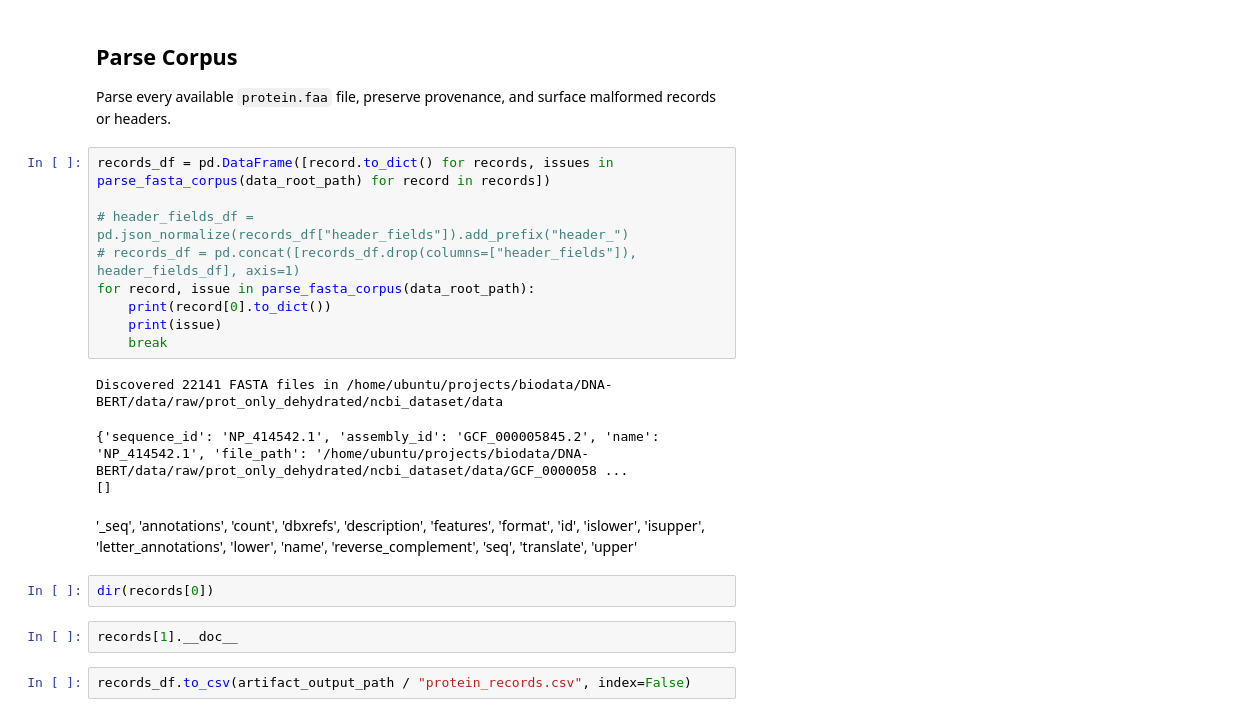
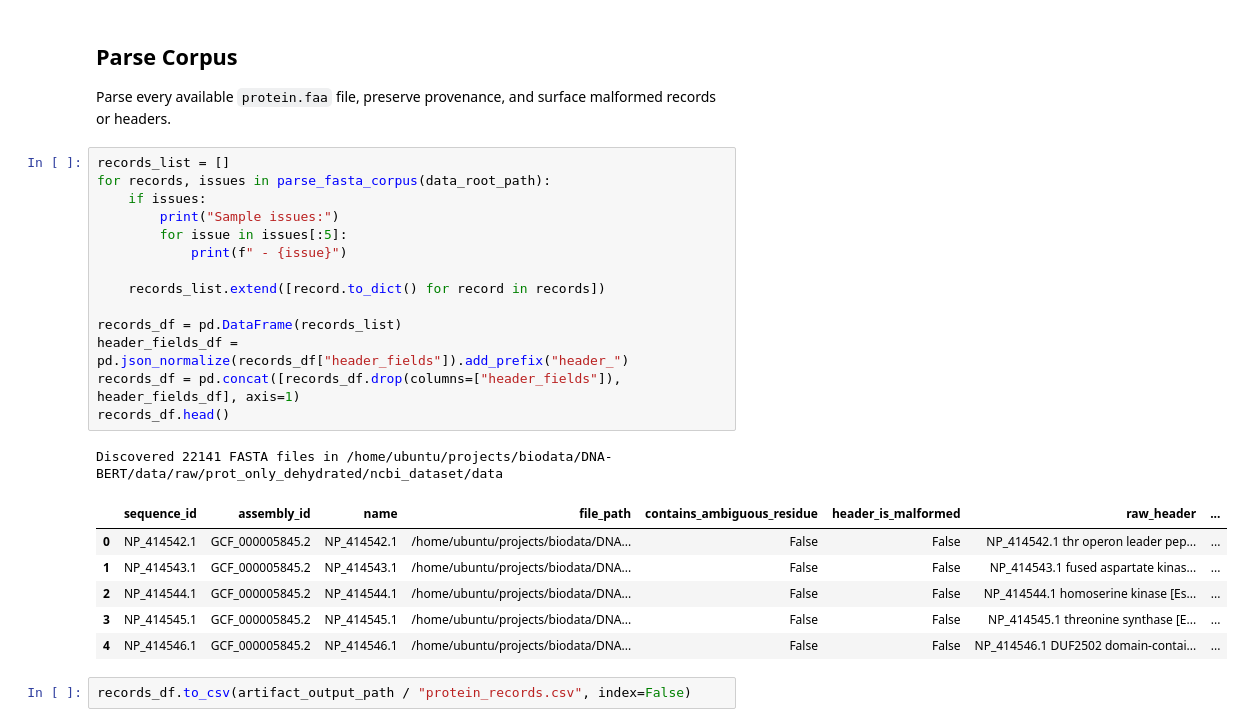
Before and after one commit to jayanta-banik/DNA-BERT, a Jupyter notebook: EDA.ipynb, the cells around one changed output. Drawn from its saved outputs; the diff is of its cells as text.

```diff
--- a/EDA.ipynb
+++ b/EDA.ipynb
@@ -97,23 +91,26 @@ display(pd.DataFrame([run_config]).T)
 
 Parse every available `protein.faa` file, preserve provenance, and surface malformed records or headers.
 # %%
-records_df = pd.DataFrame([record.to_dict() for records, issues in parse_fasta_corpus(data_root_path) for record in records])
+records_list = []
+for records, issues in parse_fasta_corpus(data_root_path):
+    if issues:
+        print("Sample issues:")
+        for issue in issues[:5]:
+            print(f" - {issue}")
 
-# header_fields_df = pd.json_normalize(records_df["header_fields"]).add_prefix("header_")
-# records_df = pd.concat([records_df.drop(columns=["header_fields"]), header_fields_df], axis=1)
-for record, issue in parse_fasta_corpus(data_root_path):
-    print(record[0].to_dict())
-    print(issue)
-    break
+    records_list.extend([record.to_dict() for record in records])
+
+records_df = pd.DataFrame(records_list)
+header_fields_df = pd.json_normalize(records_df["header_fields"]).add_prefix("header_")
+records_df = pd.concat([records_df.drop(columns=["header_fields"]), header_fields_df], axis=1)
+records_df.head()
 # %% [output]
 Discovered 22141 FASTA files in /home/ubuntu/projects/biodata/DNA-BERT/data/raw/prot_only_dehydrated/ncbi_dataset/data
-{'sequence_id': 'NP_414542.1', 'assembly_id': 'GCF_000005845.2', 'name': 'NP_414542.1', 'file_path': '/home/ubuntu/projects/biodata/DNA-BERT/data/raw/prot_only_dehydrated/ncbi_dataset/data/GCF_0000058 ...
-[]
+|  | sequence_id | assembly_id | name | file_path | contains_ambiguous_residue | header_is_malformed | raw_header | ... |
+| 0 | NP_414542.1 | GCF_000005845.2 | NP_414542.1 | /home/ubuntu/projects/biodata/DNA... | False | False | NP_414542.1 thr operon leader pep... | ... |
+| 1 | NP_414543.1 | GCF_000005845.2 | NP_414543.1 | /home/ubuntu/projects/biodata/DNA... | False | False | NP_414543.1 fused aspartate kinas... | ... |
+| 2 | NP_414544.1 | GCF_000005845.2 | NP_414544.1 | /home/ubuntu/projects/biodata/DNA... | False | False | NP_414544.1 homoserine kinase [Es... | ... |
+| 3 | NP_414545.1 | GCF_000005845.2 | NP_414545.1 | /home/ubuntu/projects/biodata/DNA... | False | False | NP_414545.1 threonine synthase [E... | ... |
+| 4 | NP_414546.1 | GCF_000005845.2 | NP_414546.1 | /home/ubuntu/projects/biodata/DNA... | False | False | NP_414546.1 DUF2502 domain-contai... | ... |
-# %% [markdown]
-'\_seq', 'annotations', 'count', 'dbxrefs', 'description', 'features', 'format', 'id', 'islower', 'isupper', 'letter_annotations', 'lower', 'name', 'reverse_complement', 'seq', 'translate', 'upper'
-# %%
-dir(records[0])
-# %%
-records[1].__doc__
 # %%
 records_df.to_csv(artifact_output_path / "protein_records.csv", index=False)
```
Also changed, not shown: parts of 6 cells of this notebook, 5 other files.
